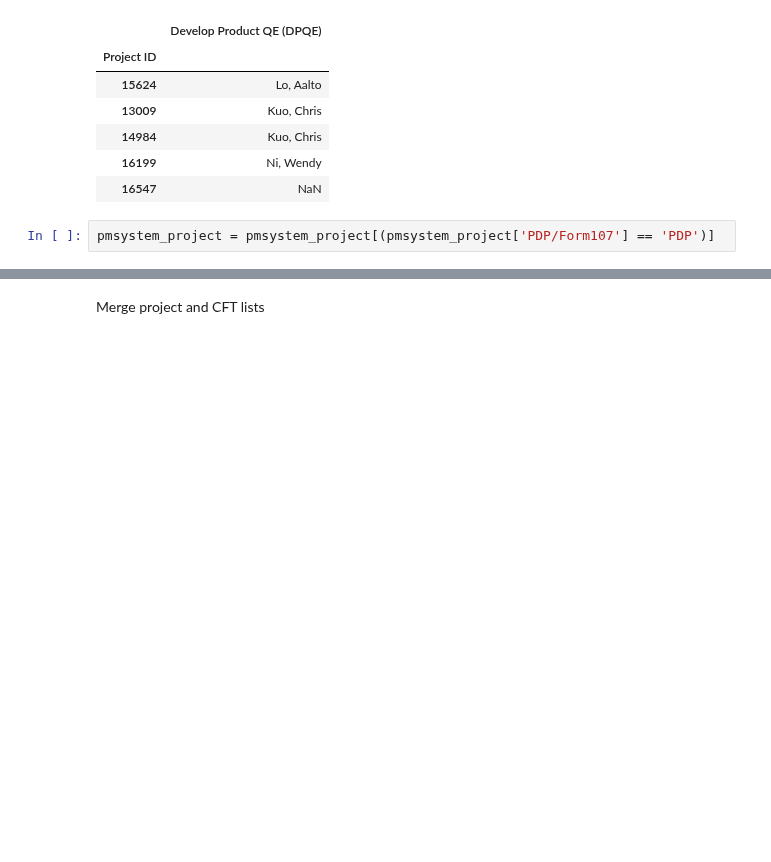
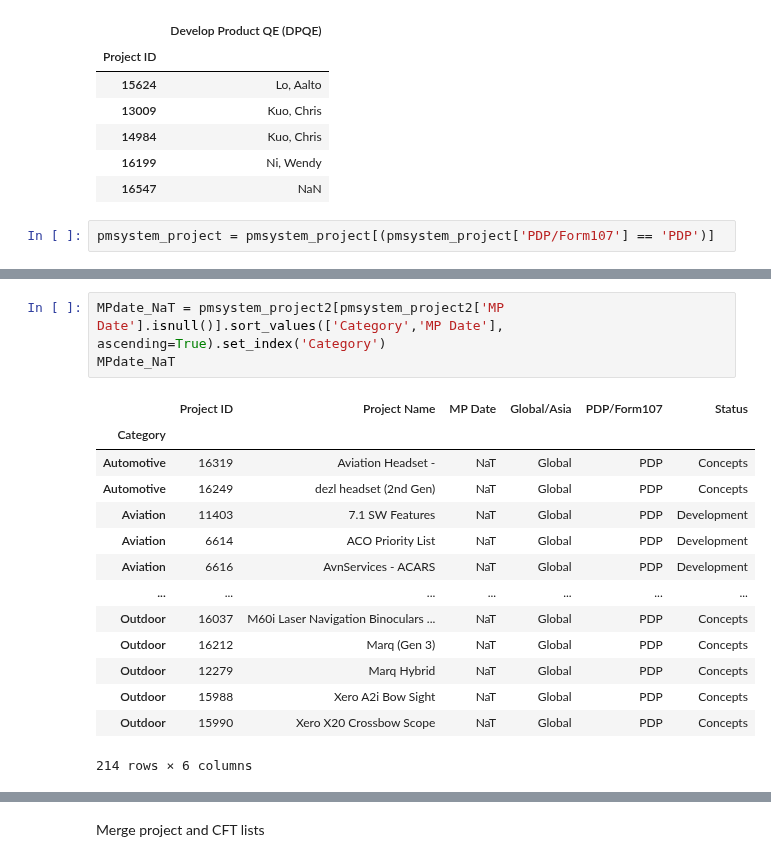
Before and after one commit to CPWRF/Projects, a Jupyter notebook: GMLA loading analysis/PMsystem_PRweb/LoadingAnalysis_PRweb _PMsystem.ipynb, the cells around one changed output, grey strips where cells are left out. Cells and saved outputs as stored; diff of their text form; blank space fills up the shorter version.

```diff
--- a/GMLA loading analysis/PMsystem_PRweb/LoadingAnalysis_PRweb _PMsystem.ipynb
+++ b/GMLA loading analysis/PMsystem_PRweb/LoadingAnalysis_PRweb _PMsystem.ipynb
@@ -45,0 +90,18 @@ pmsystem_project.head()
+# %%
+MPdate_NaT = pmsystem_project2[pmsystem_project2['MP Date'].isnull()].sort_values(['Category','MP Date'], ascending=True).set_index('Category')
+MPdate_NaT
+# %% [output]
+|  | Project ID | Project Name | MP Date | Global/Asia | PDP/Form107 | Status |
+| Category |  |  |  |  |  |  |
+| Automotive | 16319 | Aviation Headset - | NaT | Global | PDP | Concepts |
+| Automotive | 16249 | dezl headset (2nd Gen) | NaT | Global | PDP | Concepts |
+| Aviation | 11403 | 7.1 SW Features | NaT | Global | PDP | Development |
+| Aviation | 6614 | ACO Priority List | NaT | Global | PDP | Development |
+| Aviation | 6616 | AvnServices - ACARS | NaT | Global | PDP | Development |
+| ... | ... | ... | ... | ... | ... | ... |
+| Outdoor | 16037 | M60i Laser Navigation Binoculars ... | NaT | Global | PDP | Concepts |
+| Outdoor | 16212 | Marq (Gen 3) | NaT | Global | PDP | Concepts |
+| Outdoor | 12279 | Marq Hybrid | NaT | Global | PDP | Concepts |
+| Outdoor | 15988 | Xero A2i Bow Sight | NaT | Global | PDP | Concepts |
+| Outdoor | 15990 | Xero X20 Crossbow Scope | NaT | Global | PDP | Concepts |
+214 rows × 6 columns
```
Also changed, not shown: parts of 8 cells of this notebook, 6 other files.
